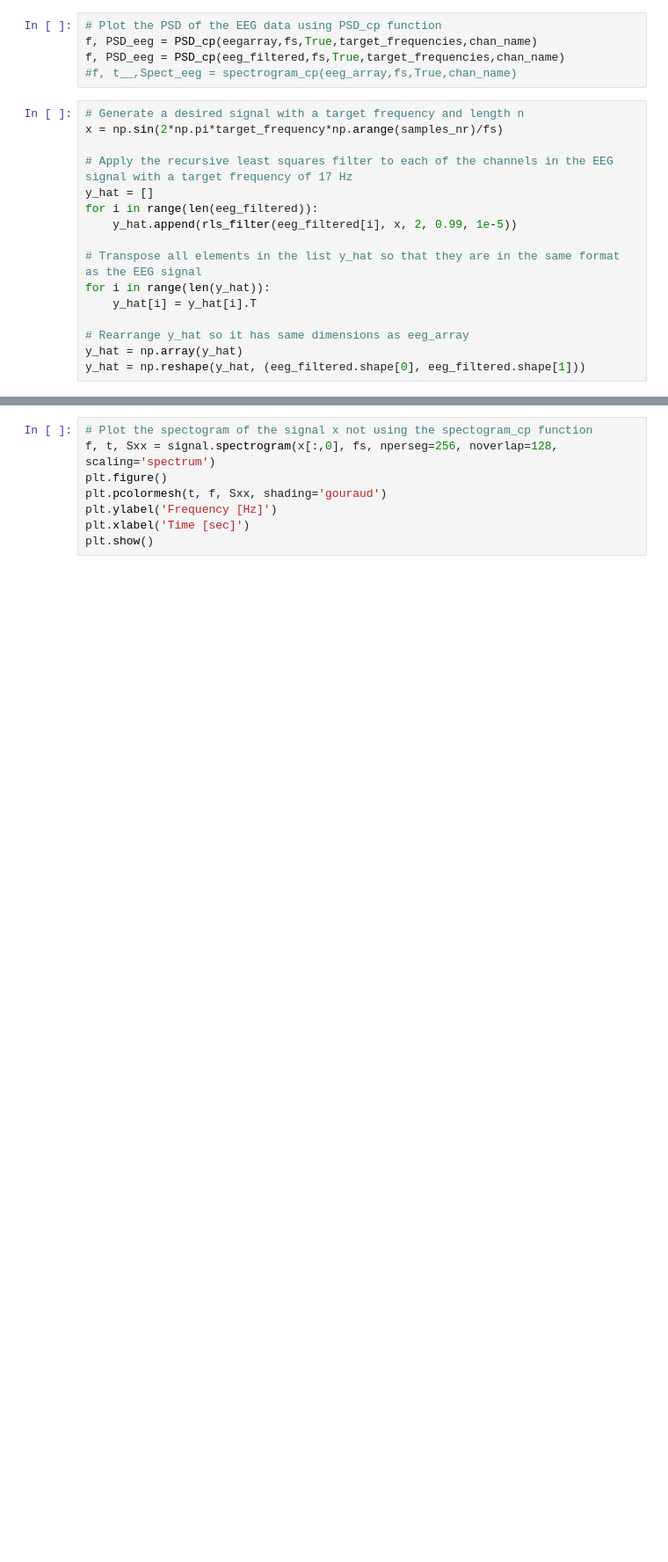
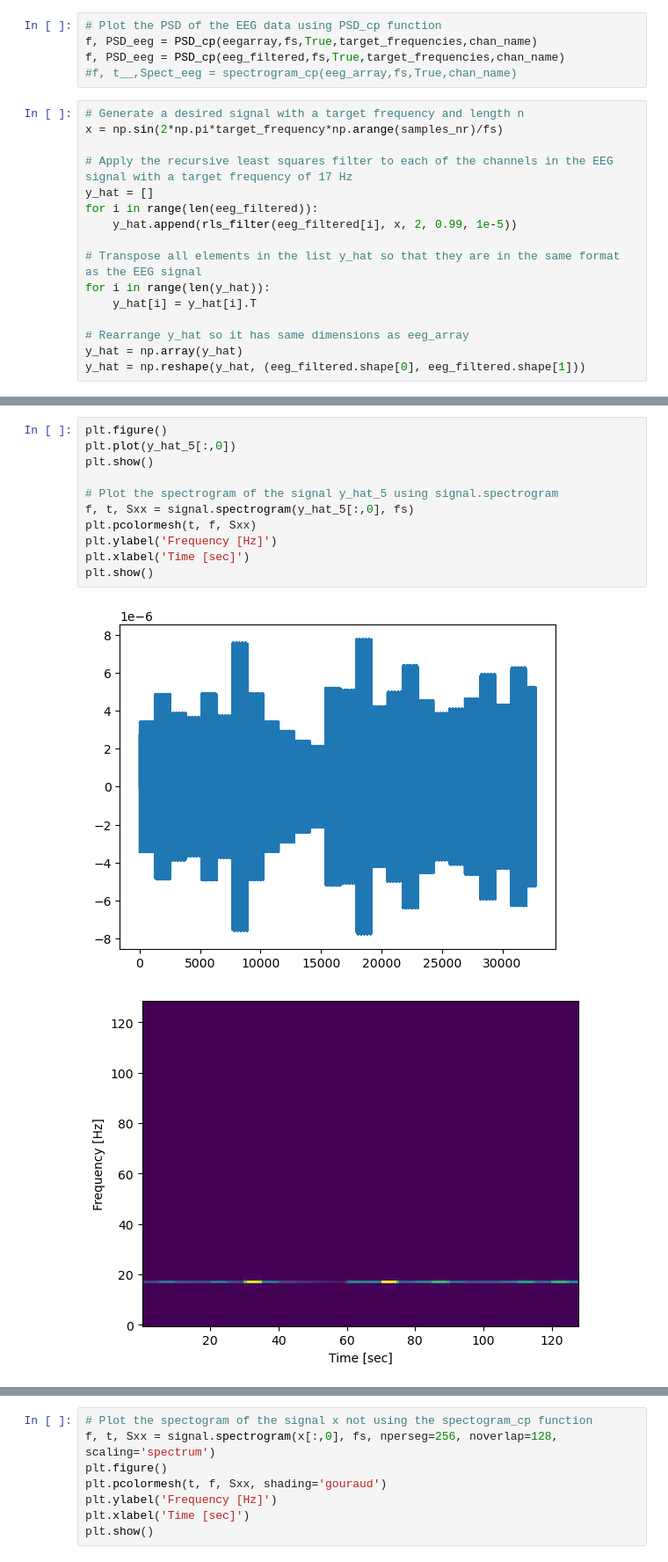
Before and after one commit to alken01/BCI, a Jupyter notebook: recursivefilter.ipynb, the cells around one changed output, grey strips where cells are left out. Shown at 88% size. Cells and saved outputs as stored; diff of their text form; blank space fills up the shorter version.

```diff
--- a/recursivefilter.ipynb
+++ b/recursivefilter.ipynb
@@ -426,0 +451,14 @@ print(w_5_fixed.shape)
+# %%
+plt.figure()
+plt.plot(y_hat_5[:,0])
+plt.show()
+
+# Plot the spectrogram of the signal y_hat_5 using signal.spectrogram
+f, t, Sxx = signal.spectrogram(y_hat_5[:,0], fs)
+plt.pcolormesh(t, f, Sxx)
+plt.ylabel('Frequency [Hz]')
+plt.xlabel('Time [sec]')
+plt.show()
+# %% [output]
+[figure, added]
+[figure, added]
```
Also changed, not shown: parts of 10 cells of this notebook.
